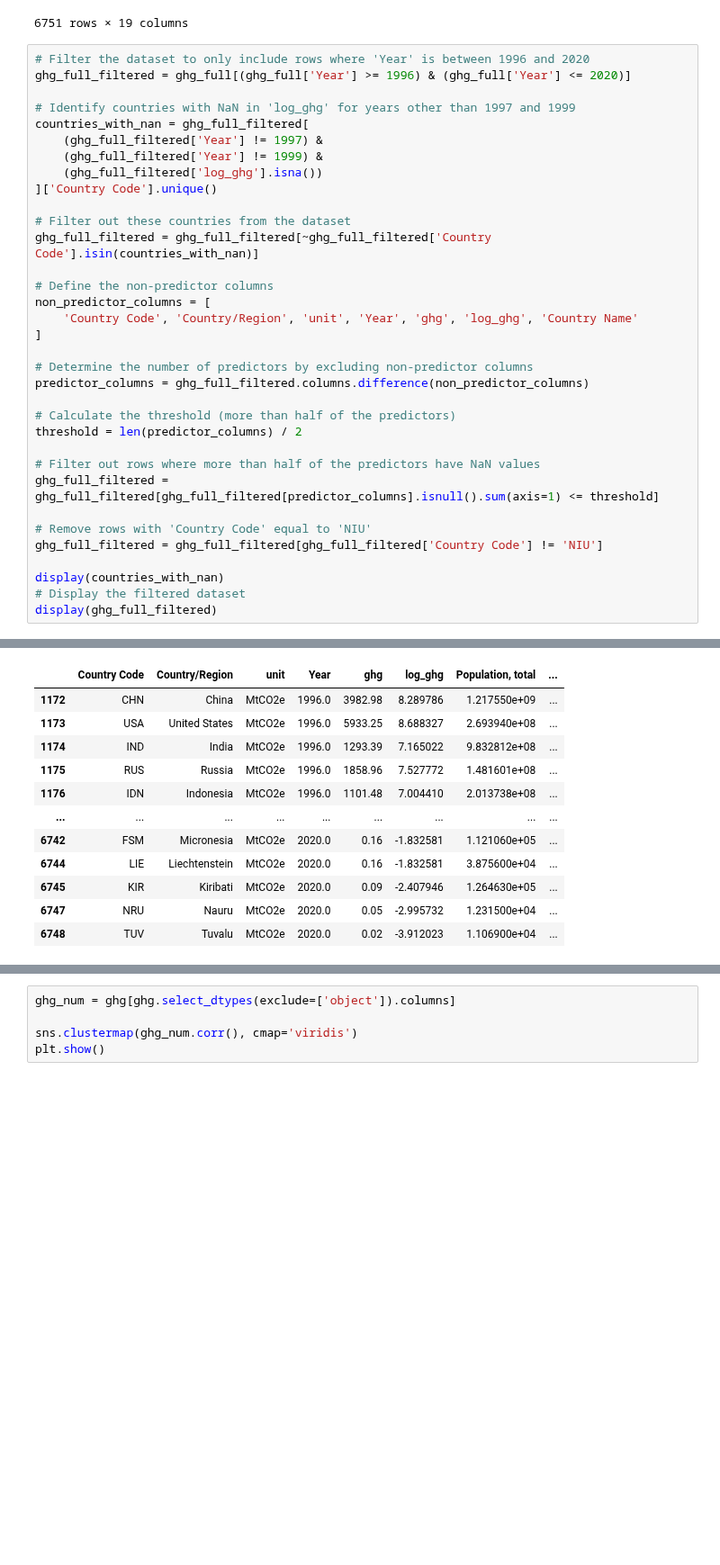
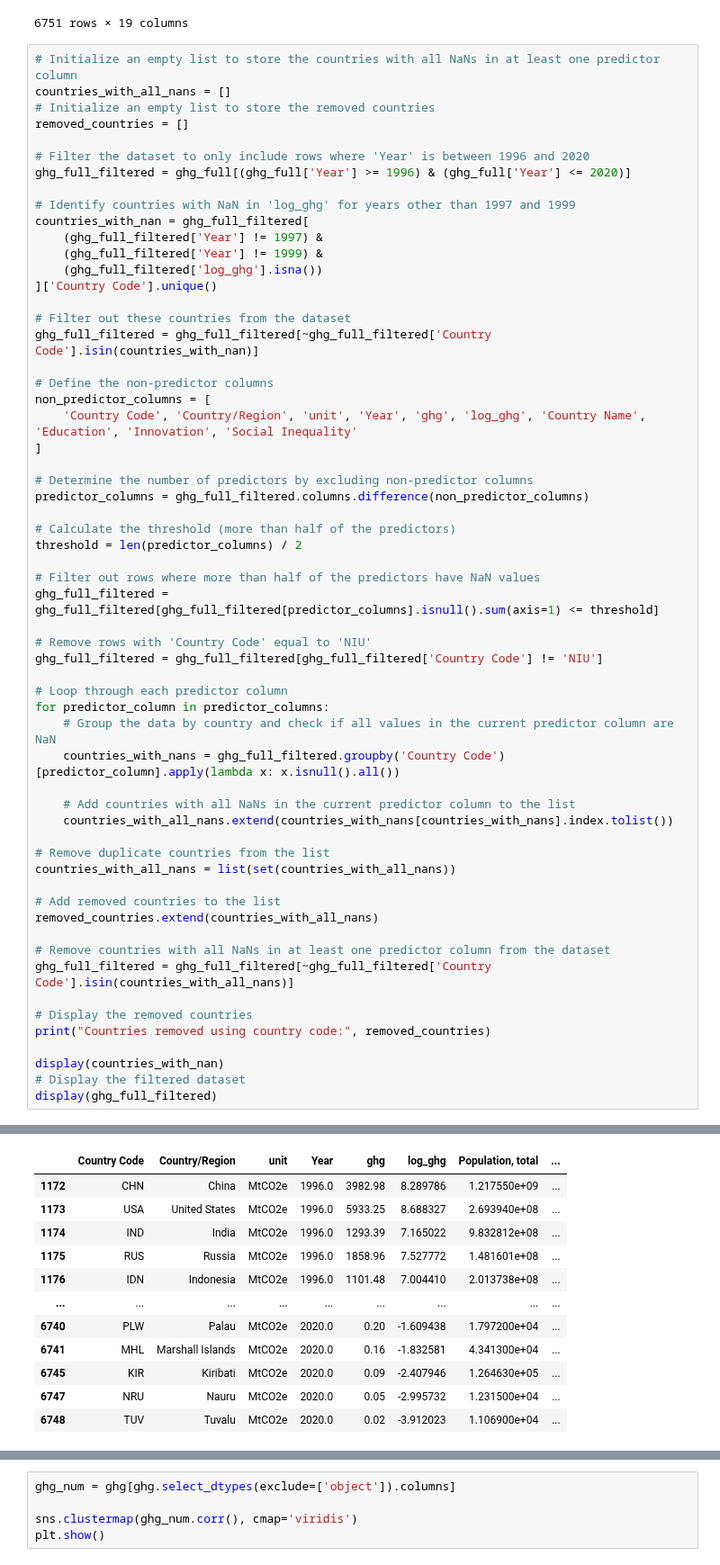
Before and after one commit to marcbarc19/DataScienceExam, a Jupyter notebook: ghg-modelling.ipynb, the cells around one changed output, grey strips where cells are left out. Shown at 90% size. Drawn from its saved outputs; the diff is of its cells as text; blank space fills up the shorter version.

```diff
--- a/ghg-modelling.ipynb
+++ b/ghg-modelling.ipynb
@@ -293,6 +293,11 @@ display(ghg_full)
 | 6750 | FJI | Fiji | MtCO2e | 2020.0 | -0.81 | NaN | 9.204220e+05 | ... |
 6751 rows × 19 columns
 # %%
+# Initialize an empty list to store the countries with all NaNs in at least one predictor column
+countries_with_all_nans = []
+# Initialize an empty list to store the removed countries
+removed_countries = []
+
 # Filter the dataset to only include rows where 'Year' is between 1996 and 2020
 ghg_full_filtered = ghg_full[(ghg_full['Year'] >= 1996) & (ghg_full['Year'] <= 2020)]
 
@@ -308,7 +313,7 @@ ghg_full_filtered = ghg_full_filtered[~ghg_full_filtered['Country Code'].isin(co
 
 # Define the non-predictor columns
 non_predictor_columns = [
-    'Country Code', 'Country/Region', 'unit', 'Year', 'ghg', 'log_ghg', 'Country Name'
+    'Country Code', 'Country/Region', 'unit', 'Year', 'ghg', 'log_ghg', 'Country Name', 'Education', 'Innovation', 'Social Inequality'
 ]
 
 # Determine the number of predictors by excluding non-predictor columns
@@ -323,6 +328,26 @@ ghg_full_filtered = ghg_full_filtered[ghg_full_filtered[predictor_columns].isnul
 # Remove rows with 'Country Code' equal to 'NIU'
 ghg_full_filtered = ghg_full_filtered[ghg_full_filtered['Country Code'] != 'NIU']
 
+# Loop through each predictor column
+for predictor_column in predictor_columns:
+    # Group the data by country and check if all values in the current predictor column are NaN
+    countries_with_nans = ghg_full_filtered.groupby('Country Code')[predictor_column].apply(lambda x: x.isnull().all())
+
+    # Add countries with all NaNs in the current predictor column to the list
+    countries_with_all_nans.extend(countries_with_nans[countries_with_nans].index.tolist())
+
+# Remove duplicate countries from the list
+countries_with_all_nans = list(set(countries_with_all_nans))
+
+# Add removed countries to the list
+removed_countries.extend(countries_with_all_nans)
+
+# Remove countries with all NaNs in at least one predictor column from the dataset
+ghg_full_filtered = ghg_full_filtered[~ghg_full_filtered['Country Code'].isin(countries_with_all_nans)]
+
+# Display the removed countries
+print("Countries removed using country code:", removed_countries)
+
 display(countries_with_nan)
 # Display the filtered dataset
 display(ghg_full_filtered)
@@ -331,12 +357,12 @@ array(['GEO', 'CPV', 'BTN', 'FJI', 'MNE', 'ROU', 'SLB'], dtype=object)
 |  | Country Code | Country/Region | unit | Year | ghg | log_ghg | Population, total | ... |
 | 1172 | CHN | China | MtCO2e | 1996.0 | 3982.98 | 8.289786 | 1.217550e+09 | ... |
 | 1173 | USA | United States | MtCO2e | 1996.0 | 5933.25 | 8.688327 | 2.693940e+08 | ... |
 | 1174 | IND | India | MtCO2e | 1996.0 | 1293.39 | 7.165022 | 9.832812e+08 | ... |
 | 1175 | RUS | Russia | MtCO2e | 1996.0 | 1858.96 | 7.527772 | 1.481601e+08 | ... |
 | 1176 | IDN | Indonesia | MtCO2e | 1996.0 | 1101.48 | 7.004410 | 2.013738e+08 | ... |
 | ... | ... | ... | ... | ... | ... | ... | ... | ... |
-| 6742 | FSM | Micronesia | MtCO2e | 2020.0 | 0.16 | -1.832581 | 1.121060e+05 | ... |
-| 6744 | LIE | Liechtenstein | MtCO2e | 2020.0 | 0.16 | -1.832581 | 3.875600e+04 | ... |
+| 6740 | PLW | Palau | MtCO2e | 2020.0 | 0.20 | -1.609438 | 1.797200e+04 | ... |
+| 6741 | MHL | Marshall Islands | MtCO2e | 2020.0 | 0.16 | -1.832581 | 4.341300e+04 | ... |
 | 6745 | KIR | Kiribati | MtCO2e | 2020.0 | 0.09 | -2.407946 | 1.264630e+05 | ... |
 | 6747 | NRU | Nauru | MtCO2e | 2020.0 | 0.05 | -2.995732 | 1.231500e+04 | ... |
 | 6748 | TUV | Tuvalu | MtCO2e | 2020.0 | 0.02 | -3.912023 | 1.106900e+04 | ... |
```
Also changed, not shown: parts of 12 cells of this notebook.
